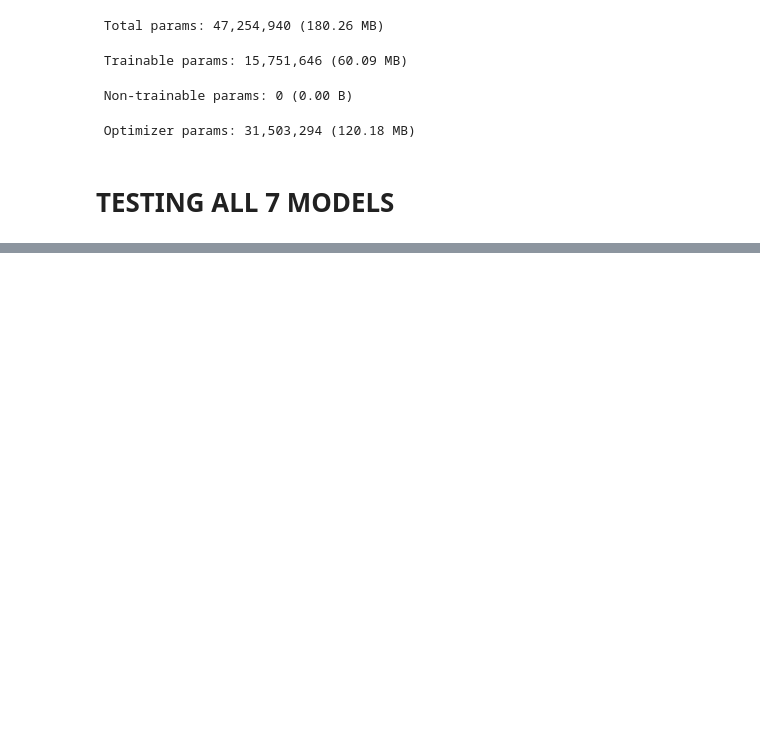
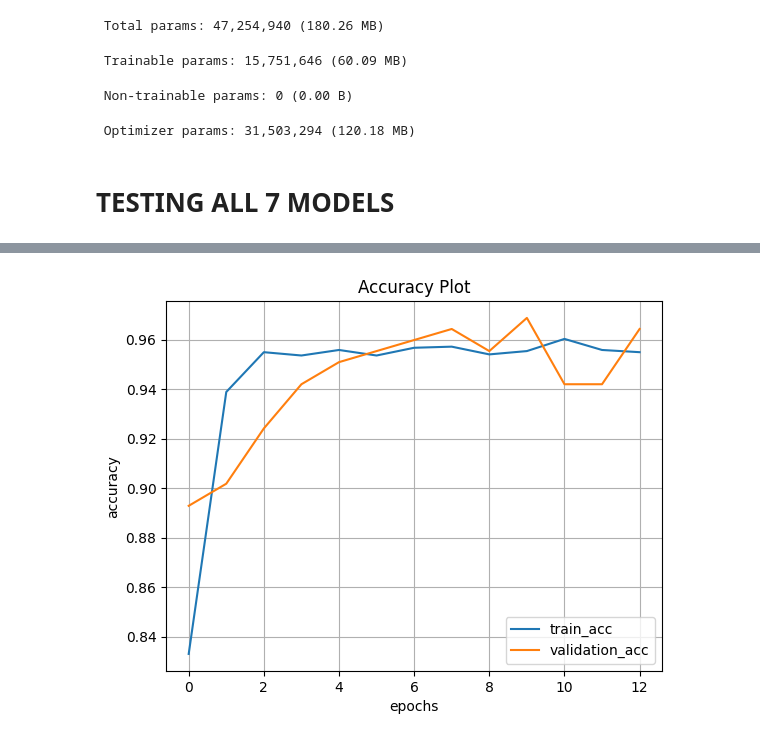
Before and after one commit to kabilraya/accessoriesclassify, a Jupyter notebook: accessories.ipynb, the cells around one changed output, grey strips where cells are left out. Saved outputs shown, nothing was run; the diff lists cells and outputs as text; code cells hidden in the pictures; blank space fills up the shorter version.

```diff
--- a/accessories.ipynb
+++ b/accessories.ipynb
@@ -1032,0 +1064,11 @@ Test Loss: 0.7823
+# %%
+from keras.callbacks import EarlyStopping
+early_stopping = EarlyStopping(monitor='val_accuracy',patience=3)
+# %%
+history1 = load1.fit(
+    train,
+    validation_data=validation,
+    epochs=50,
+    callbacks=[early_stopping],
+    batch_size=32
+)
@@ -1032,0 +1095,11 @@ Test Loss: 0.7823
+# %%
+plt.plot(history1.history['accuracy'],label='train_acc')
+plt.plot(history1.history['val_accuracy'],label='validation_acc')
+plt.xlabel("epochs")
+plt.ylabel("accuracy")
+plt.title("Accuracy Plot")
+plt.legend()
+plt.grid()
+plt.show()
+# %% [output]
+[figure, added]
```
Also changed, not shown: parts of 62 cells of this notebook.
